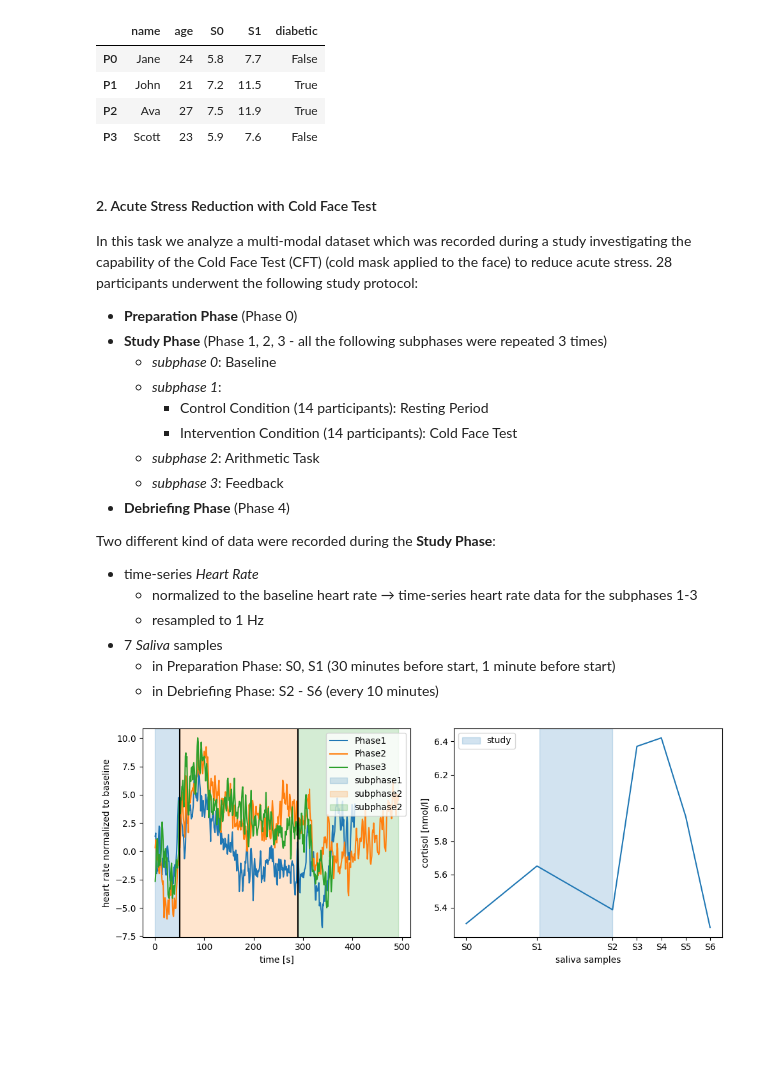
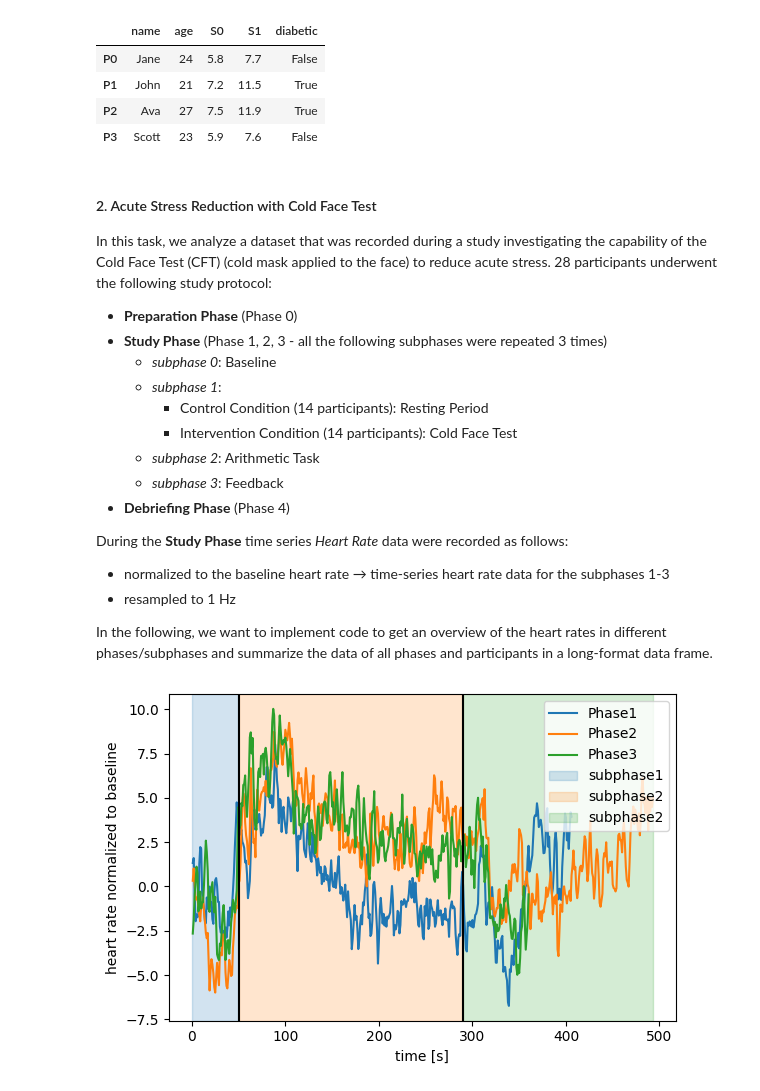
Before and after one commit to digikolleg-data-science-psychology/ads_exercise, a Jupyter notebook: course_directory/ads_exercise/source/07_pandas/07_pandas.ipynb, the cells around one changed output. Saved outputs shown, nothing was run; the diff lists cells and outputs as text; code cells hidden in the pictures; blank space fills up the shorter version.

```diff
--- a/course_directory/ads_exercise/source/07_pandas/07_pandas.ipynb
+++ b/course_directory/ads_exercise/source/07_pandas/07_pandas.ipynb
@@ -204,6 +213,6 @@ assert list(df["diabetic"]) == [False, True, True, False]
 # %% [markdown]
 #### 2. Acute Stress Reduction with Cold Face Test
-In this task we analyze a multi-modal dataset which was recorded during a study investigating the capability of the Cold Face Test (CFT) (cold mask applied to the face) to reduce acute stress. 28 participants underwent the following study protocol:
+In this task, we analyze a dataset that was recorded during a study investigating the capability of the Cold Face Test (CFT) (cold mask applied to the face) to reduce acute stress. 28 participants underwent the following study protocol:
 * **Preparation Phase** (Phase 0)
 * **Study Phase** (Phase 1, 2, 3 - all the following subphases were repeated 3 times)
     * *subphase 0*: Baseline
@@ -214,13 +223,12 @@ In this task we analyze a multi-modal dataset which was recorded during a study
     * *subphase 3*: Feedback
 * **Debriefing Phase** (Phase 4)
 
-Two different kind of data were recorded during the **Study Phase**:
-* time-series *Heart Rate*
-    * normalized to the baseline heart rate &rarr;  time-series heart rate data for the subphases 1-3
-    * resampled to 1 Hz
-* 7 *Saliva* samples
-    * in Preparation Phase: S0, S1 (30 minutes before start, 1 minute before start)
-    * in Debriefing Phase: S2 - S6 (every 10 minutes)
+During the **Study Phase** time series *Heart Rate* data were recorded as follows:
+* normalized to the baseline heart rate &rarr;  time-series heart rate data for the subphases 1-3
+* resampled to 1 Hz
+
+
+In the following, we want to implement code to get an overview of the heart rates in different phases/subphases and summarize the data of all phases and participants in a long-format data frame.
 # %%
 # run cell to load the data
 data_hr = bp.example_data.get_hr_ensemble_sample()
@@ -228,30 +236,21 @@ data_saliva = bp.example_data.get_saliva_example()
 data_condition = data_saliva.reset_index()[["condition", "subject"]].drop_duplicates().reset_index(drop=True).set_index("subject")
 # %%
 # run cell to visualize the data
-fig, axs = plt.subplots(ncols=2, figsize=(10, 4))
-data_hr["Phase1"].mean(axis=1).plot(ax=axs[0], label="Phase1")
-data_hr["Phase2"].mean(axis=1).plot(ax=axs[0], label="Phase2")
-data_hr["Phase3"].mean(axis=1).plot(ax=axs[0], label="Phase3")
-axs[0].axvline(50, color='k')
-axs[0].axvline(290, color='k')
-axs[0].axvspan(0, 49, alpha=0.2, color='tab:blue', label="subphase1")
-axs[0].axvspan(50, 289, alpha=0.2, color='tab:orange', label="subphase2")
-axs[0].axvspan(290, 493, alpha=0.2, color='tab:green', label="subphase2")
-axs[0].set_xlabel("time [s]")
-axs[0].set_ylabel("heart rate normalized to baseline")
-axs[0].legend()
-
-sample_times = np.array([-30, -1, 30, 40, 50, 60, 70])
-axs[1].plot(sample_times, data_saliva.unstack().mean(axis=0).to_numpy())
-axs[1].set_xticks(sample_times)
-axs[1].set_xticklabels(["S0", "S1", "S2", "S3", "S4", "S5", "S6"])
-axs[1].set_xlabel("saliva samples")
-axs[1].set_ylabel("cortisol [nmol/l]")
-axs[1].axvspan(0, 30, alpha=0.2, color='tab:blue', label="study")
-axs[1].legend()
+fig, ax = plt.subplots(figsize=(6, 4))
+data_hr["Phase1"].mean(axis=1).plot(ax=ax, label="Phase1")
+data_hr["Phase2"].mean(axis=1).plot(ax=ax, label="Phase2")
+data_hr["Phase3"].mean(axis=1).plot(ax=ax, label="Phase3")
+ax.axvline(50, color='k')
+ax.axvline(290, color='k')
+ax.axvspan(0, 49, alpha=0.2, color='tab:blue', label="subphase1")
+ax.axvspan(50, 289, alpha=0.2, color='tab:orange', label="subphase2")
+ax.axvspan(290, 493, alpha=0.2, color='tab:green', label="subphase2")
+ax.set_xlabel("time [s]")
+ax.set_ylabel("heart rate normalized to baseline")
+ax.legend()
 fig.tight_layout()
 # %% [output]
-[figure, old version]
+[figure, new version]
 # %% [markdown]
 ##### 2.1 Since an error occurred in the heart rate recording for some participants, we need to drop their recordings from our data. Therefore, create a function called ``drop_cols`` which takes the parameters ``data`` and ``cols``:
 * ``data``: ``pandas.DataFrame`` containing the column-wise heart rate data from all the participants
```
Also changed, not shown: parts of 34 cells of this notebook.
